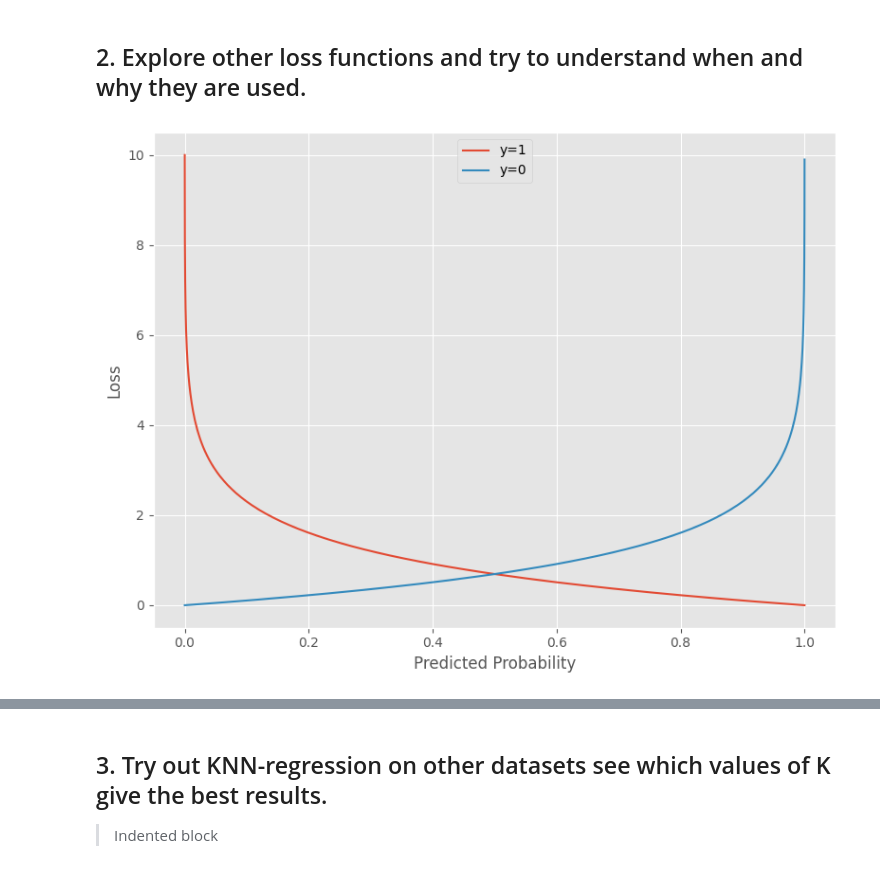
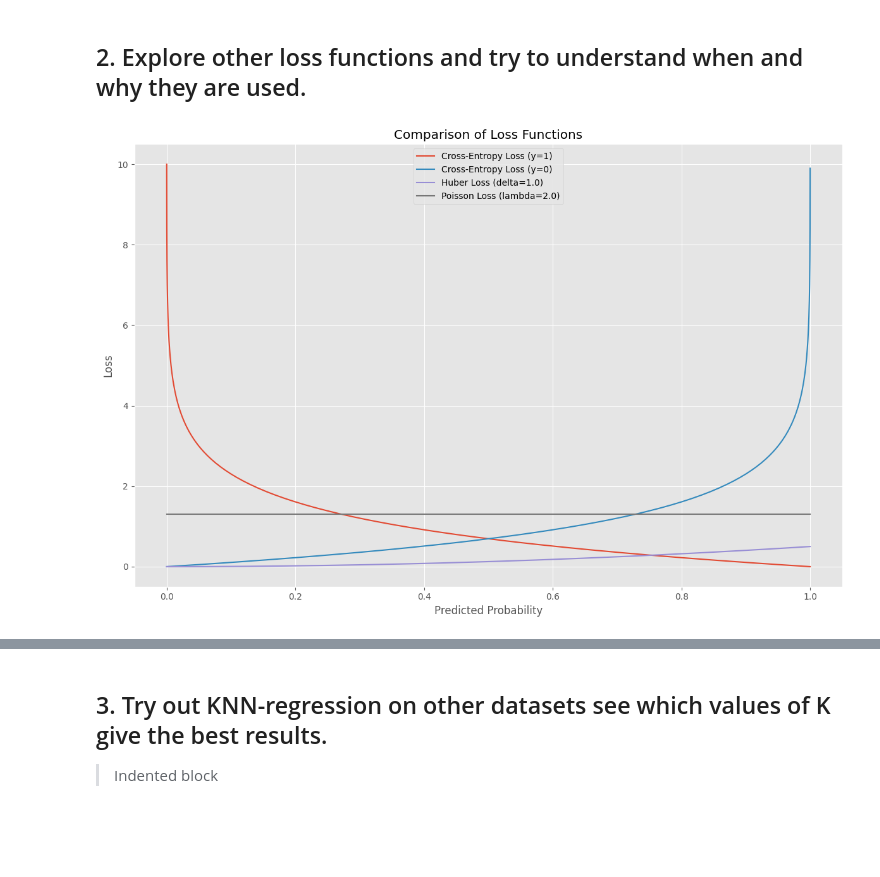
Before and after one commit to kbharath21/iiith, a Jupyter notebook: AIML_Module_5_Lab_2_Loss_Functions.ipynb, the cells around one changed output, grey strips where cells are left out. Cells and saved outputs as stored; diff of their text form; code cells hidden in the pictures; blank space fills up the shorter version.

```diff
--- a/AIML_Module_5_Lab_2_Loss_Functions.ipynb
+++ b/AIML_Module_5_Lab_2_Loss_Functions.ipynb
@@ -279,28 +288,50 @@ Mean Absolute Error (MAE): 5.5
 # %%
 import numpy as np
 import matplotlib.pyplot as plt
-#sigmoid function and cross-entropy loss
+
+#Sigmoid function and cross-entropy loss
 def sigmoid(z):
     return 1 / (1 + np.exp(-z))
 
 def cross_entropy_loss(y_, y):
     if y == 1:
         return -np.log(y_)
     return -np.log(1 - y_)
 
+#Huber loss
+def huber_loss(y, f_x, delta=1.0):
+    absolute_diff = np.abs(y - f_x)
+    loss = np.where(absolute_diff <= delta, 0.5 * (absolute_diff ** 2), delta * (absolute_diff - 0.5 * delta))
+    return loss
+
+#Poisson loss
+def poisson_loss(y, lambda_):
+    loss = lambda_ - y * np.log(lambda_)
+    return loss
+
 z = np.arange(-10, 10, 0.1)
 h_z = sigmoid(z)
 
-cost_1 = cross_entropy_loss(h_z, 1)
-cost_0 = cross_entropy_loss(h_z, 0)
+cost_1_cross_entropy = cross_entropy_loss(h_z, 1)
+cost_0_cross_entropy = cross_entropy_loss(h_z, 0)
 
-fig, ax = plt.subplots(figsize=(8, 6))
-plt.plot(h_z, cost_1, label='y=1')
-plt.plot(h_z, cost_0, label='y=0')
+delta_huber = 1.0
+cost_huber = huber_loss(0, h_z, delta=delta_huber)
+
+lambda_poisson = 2.0
+cost_poisson = np.full_like(h_z, poisson_loss(1, lambda_poisson))
+
+fig, ax = plt.subplots(figsize=(12, 8))
+plt.plot(h_z, cost_1_cross_entropy, label='Cross-Entropy Loss (y=1)')
+plt.plot(h_z, cost_0_cross_entropy, label='Cross-Entropy Loss (y=0)')
+plt.plot(h_z, cost_huber, label=f'Huber Loss (delta={delta_huber})')
+plt.plot(h_z, cost_poisson, label=f'Poisson Loss (lambda={lambda_poisson})')
+
 plt.xlabel('Predicted Probability')
 plt.ylabel('Loss')
 plt.legend(loc='best')
+plt.title('Comparison of Loss Functions')
 plt.tight_layout()
 plt.show()
 # %% [output]
-[figure, old version]
+[figure, new version]
```
Also changed, not shown: parts of 2 cells of this notebook.
